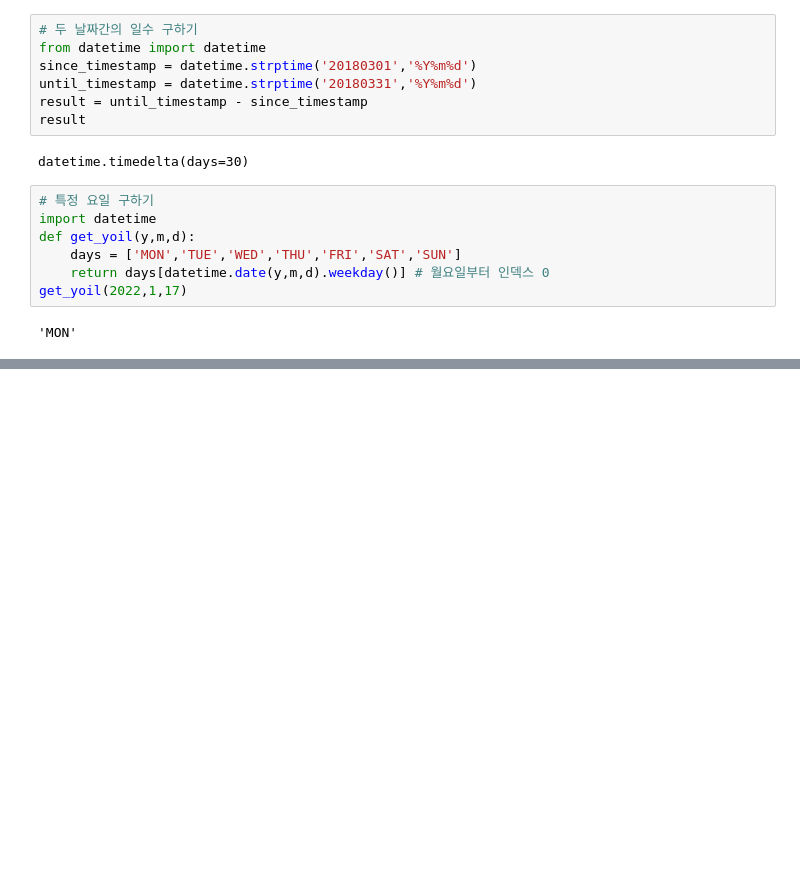
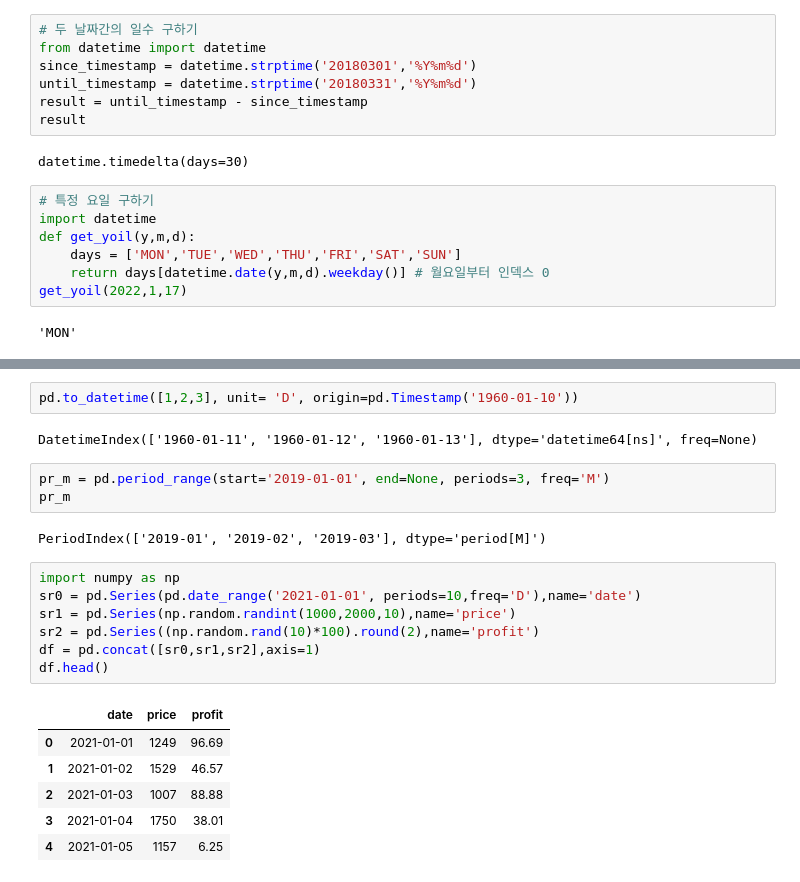
Before and after one commit to bnv20/kdt5, a Jupyter notebook: m2_분석라이브러리활용/pandas/pandas_응용.ipynb, the cells around one changed output, grey strips where cells are left out. Saved outputs shown, nothing was run; the diff lists cells and outputs as text; blank space fills up the shorter version.

```diff
--- a/m2_분석라이브러리활용/pandas/pandas_응용.ipynb
+++ b/m2_분석라이브러리활용/pandas/pandas_응용.ipynb
@@ -855,0 +872,23 @@ get_yoil(2022,1,17)
+# %%
+pd.to_datetime([1,2,3], unit= 'D', origin=pd.Timestamp('1960-01-10'))
+# %% [output]
+DatetimeIndex(['1960-01-11', '1960-01-12', '1960-01-13'], dtype='datetime64[ns]', freq=None)
+# %%
+pr_m = pd.period_range(start='2019-01-01', end=None, periods=3, freq='M')
+pr_m
+# %% [output]
+PeriodIndex(['2019-01', '2019-02', '2019-03'], dtype='period[M]')
+# %%
+import numpy as np
+sr0 = pd.Series(pd.date_range('2021-01-01', periods=10,freq='D'),name='date')
+sr1 = pd.Series(np.random.randint(1000,2000,10),name='price')
+sr2 = pd.Series((np.random.rand(10)*100).round(2),name='profit')
+df = pd.concat([sr0,sr1,sr2],axis=1)
+df.head()
+# %% [output]
+|  | date | price | profit |
+| 0 | 2021-01-01 | 1249 | 96.69 |
+| 1 | 2021-01-02 | 1529 | 46.57 |
+| 2 | 2021-01-03 | 1007 | 88.88 |
+| 3 | 2021-01-04 | 1750 | 38.01 |
+| 4 | 2021-01-05 | 1157 | 6.25 |
```
Also changed, not shown: parts of 20 cells of this notebook.
